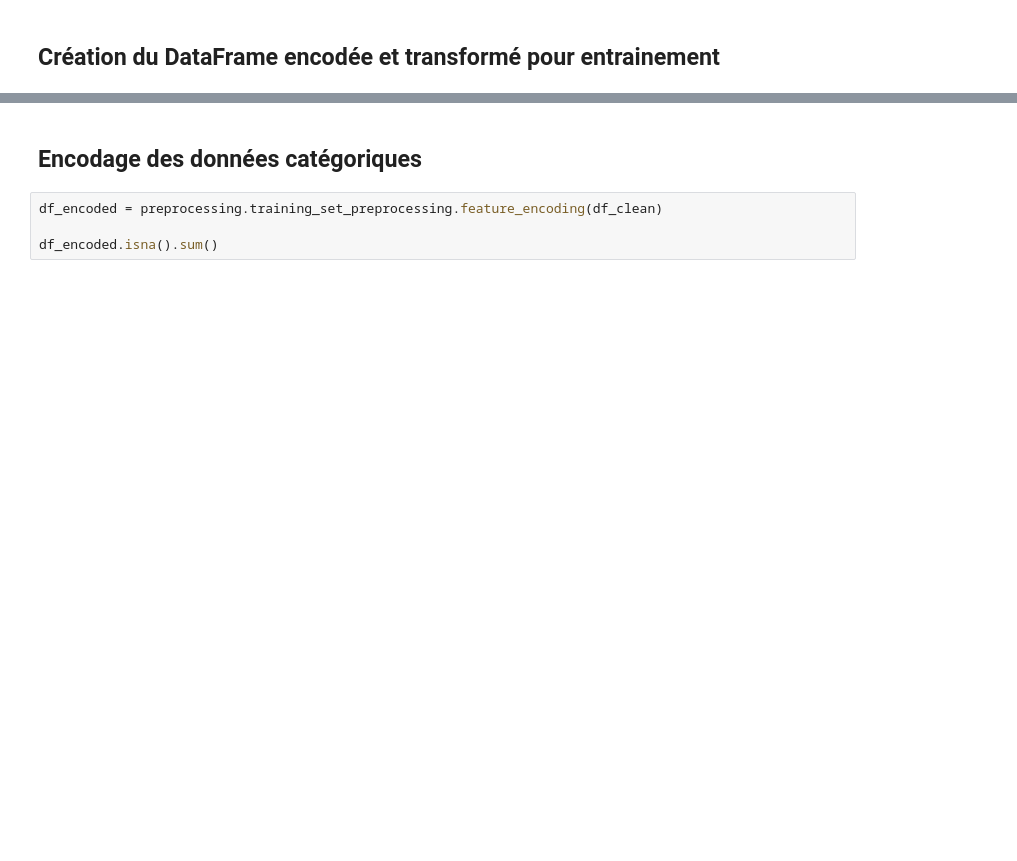
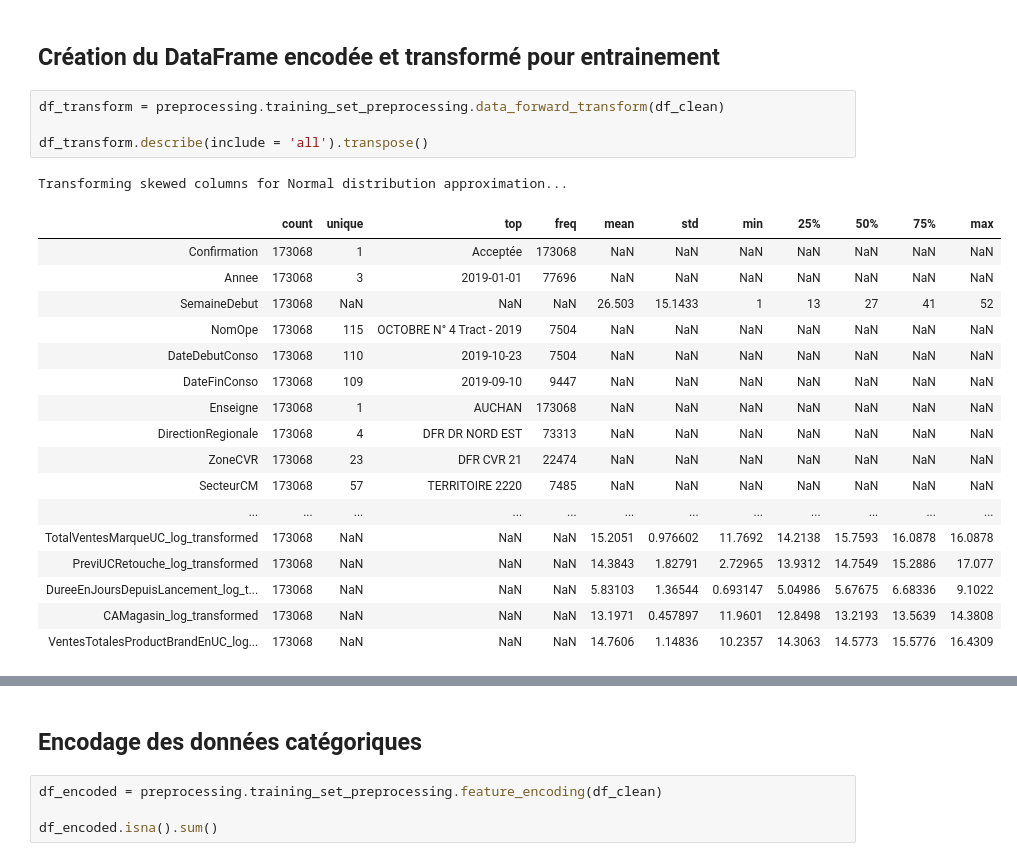
Before and after one commit to BOTTINYA/Precos_OSA, a Jupyter notebook: dev.ipynb, the cells around one changed output, grey strips where cells are left out. Saved outputs shown, nothing was run; the diff lists cells and outputs as text; blank space fills up the shorter version.

```diff
--- a/dev.ipynb
+++ b/dev.ipynb
@@ -111,3 +111,26 @@ sns.heatmap(X_corr, center=0, square = True, mask = mask)
 # %% [markdown]
 ## Création du DataFrame encodée et transformé pour entrainement
+# %%
+df_transform = preprocessing.training_set_preprocessing.data_forward_transform(df_clean)
+
+df_transform.describe(include = 'all').transpose()
+# %% [output]
+Transforming skewed columns for Normal distribution approximation...
+|  | count | unique | top | freq | mean | std | min | 25% | 50% | 75% | max |
+| Confirmation | 173068 | 1 | Acceptée | 173068 | NaN | NaN | NaN | NaN | NaN | NaN | NaN |
+| Annee | 173068 | 3 | 2019-01-01 | 77696 | NaN | NaN | NaN | NaN | NaN | NaN | NaN |
+| SemaineDebut | 173068 | NaN | NaN | NaN | 26.503 | 15.1433 | 1 | 13 | 27 | 41 | 52 |
+| NomOpe | 173068 | 115 | OCTOBRE N° 4 Tract - 2019 | 7504 | NaN | NaN | NaN | NaN | NaN | NaN | NaN |
+| DateDebutConso | 173068 | 110 | 2019-10-23 | 7504 | NaN | NaN | NaN | NaN | NaN | NaN | NaN |
+| DateFinConso | 173068 | 109 | 2019-09-10 | 9447 | NaN | NaN | NaN | NaN | NaN | NaN | NaN |
+| Enseigne | 173068 | 1 | AUCHAN | 173068 | NaN | NaN | NaN | NaN | NaN | NaN | NaN |
+| DirectionRegionale | 173068 | 4 | DFR DR NORD EST | 73313 | NaN | NaN | NaN | NaN | NaN | NaN | NaN |
+| ZoneCVR | 173068 | 23 | DFR CVR 21 | 22474 | NaN | NaN | NaN | NaN | NaN | NaN | NaN |
+| SecteurCM | 173068 | 57 | TERRITOIRE 2220 | 7485 | NaN | NaN | NaN | NaN | NaN | NaN | NaN |
+| ... | ... | ... | ... | ... | ... | ... | ... | ... | ... | ... | ... |
+| TotalVentesMarqueUC_log_transformed | 173068 | NaN | NaN | NaN | 15.2051 | 0.976602 | 11.7692 | 14.2138 | 15.7593 | 16.0878 | 16.0878 |
+| PreviUCRetouche_log_transformed | 173068 | NaN | NaN | NaN | 14.3843 | 1.82791 | 2.72965 | 13.9312 | 14.7549 | 15.2886 | 17.077 |
+| DureeEnJoursDepuisLancement_log_t... | 173068 | NaN | NaN | NaN | 5.83103 | 1.36544 | 0.693147 | 5.04986 | 5.67675 | 6.68336 | 9.1022 |
+| CAMagasin_log_transformed | 173068 | NaN | NaN | NaN | 13.1971 | 0.457897 | 11.9601 | 12.8498 | 13.2193 | 13.5639 | 14.3808 |
+| VentesTotalesProductBrandEnUC_log... | 173068 | NaN | NaN | NaN | 14.7606 | 1.14836 | 10.2357 | 14.3063 | 14.5773 | 15.5776 | 16.4309 |
 # %%
```
Also changed, not shown: parts of 21 cells of this notebook, 8 other files.
